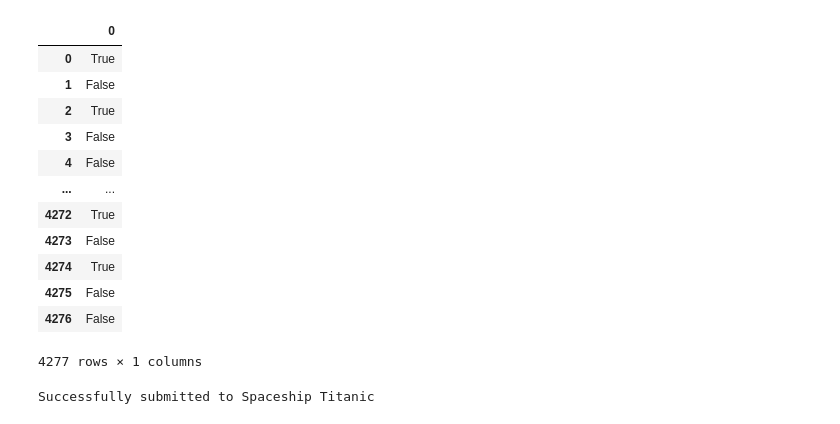
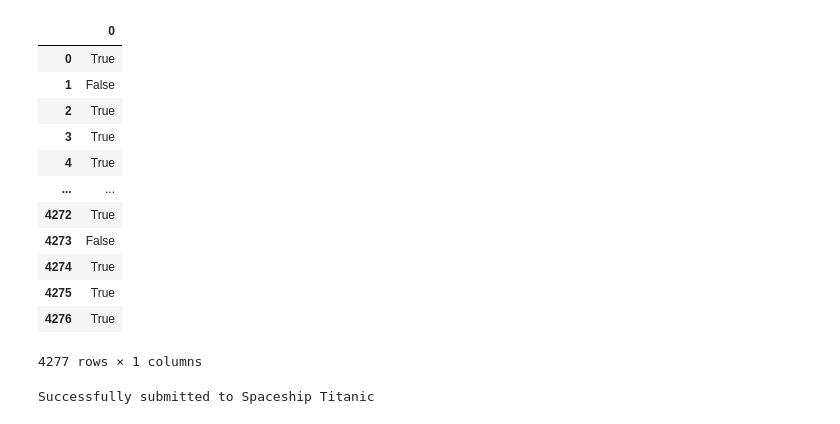
Before and after one commit to uraninjo/KaggleCompetitions, a Jupyter notebook: SpaceshipTitanic/Imputer_model.ipynb, the cells around one changed output. Cells and saved outputs as stored; diff of their text form; code cells hidden in the pictures.

```diff
--- a/SpaceshipTitanic/Imputer_model.ipynb
+++ b/SpaceshipTitanic/Imputer_model.ipynb
@@ -33,9 +52,15 @@ X_test = df_test.copy()
+# %%
+from sklearn.model_selection import train_test_split
+
+X_train, X_val, y_train, y_val = train_test_split(X, Y, test_size=0.33, random_state=42)
 # %%
 from sklearn.preprocessing import StandardScaler
 scaler = StandardScaler()
 
 X_train_scaled = scaler.fit_transform(X_train)
-X_test_scaled = scaler.transform(X_test)
+
+X_val_scaled = scaler.fit_transform(X_val)
+sub = scaler.transform(sub)
 # %%
 from sklearn.model_selection import cross_validate, GridSearchCV
 from sklearn.neighbors import KNeighborsClassifier
@@ -58,6 +83,6 @@ params = {
     'learning_rate' : (0.08,0.01)
 }
 clf = GridSearchCV(svm, params, cv=10)
-clf.fit(X_train_scaled, y_train)
+clf.fit(X_train_scaled, y_train,eval_set=(X_val_scaled,y_val))
 print("Best hyperparameter:", clf.best_params_)
 # %% [output]
@@ -64 +105,4 @@ print("Best hyperparameter:", clf.best_params_)
 Best hyperparameter: {'learning_rate': 0.08, 'n_estimators': 50}
+# %%
+clf=CatBoostClassifier()
+clf.fit(X_train_scaled,y_train,eval_set=(X_val_scaled,y_val))
@@ -65,22 +128,22 @@ Best hyperparameter: {'learning_rate': 0.08, 'n_estimators': 50}
 # %%
-y_pred = clf.predict(X_test_scaled)
+y_pred = clf.predict(sub)
 
 y_pred= pd.DataFrame(y_pred)
 y_pred.replace({0: False, 1: True}, inplace=True)
 y_pred
 # %% [output]
 |  | 0 |
 | 0 | True |
 | 1 | False |
 | 2 | True |
-| 3 | False |
-| 4 | False |
+| 3 | True |
+| 4 | True |
 | ... | ... |
 | 4272 | True |
 | 4273 | False |
 | 4274 | True |
-| 4275 | False |
-| 4276 | False |
+| 4275 | True |
+| 4276 | True |
 4277 rows × 1 columns
 # %%
 submission = pd.read_csv("sample_submission.csv")
```
Also changed, not shown: parts of 6 cells of this notebook, 10 other files.
